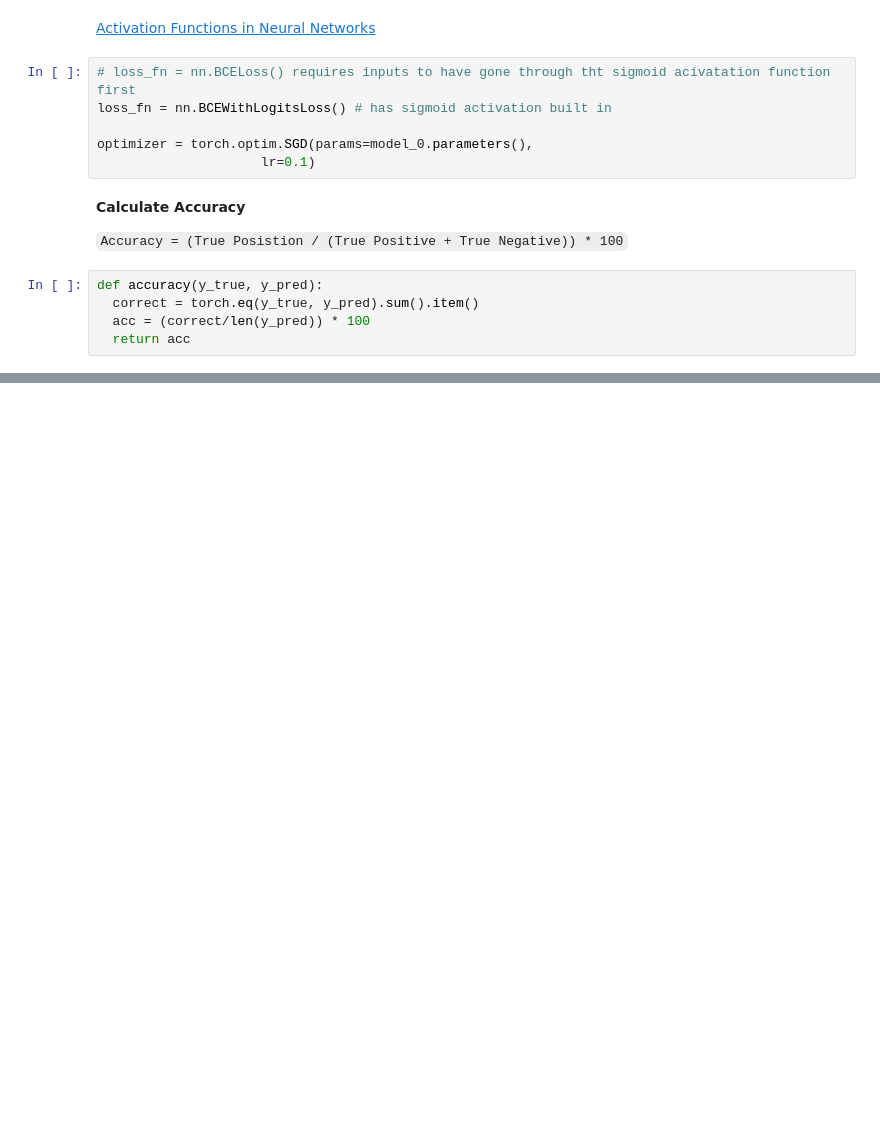
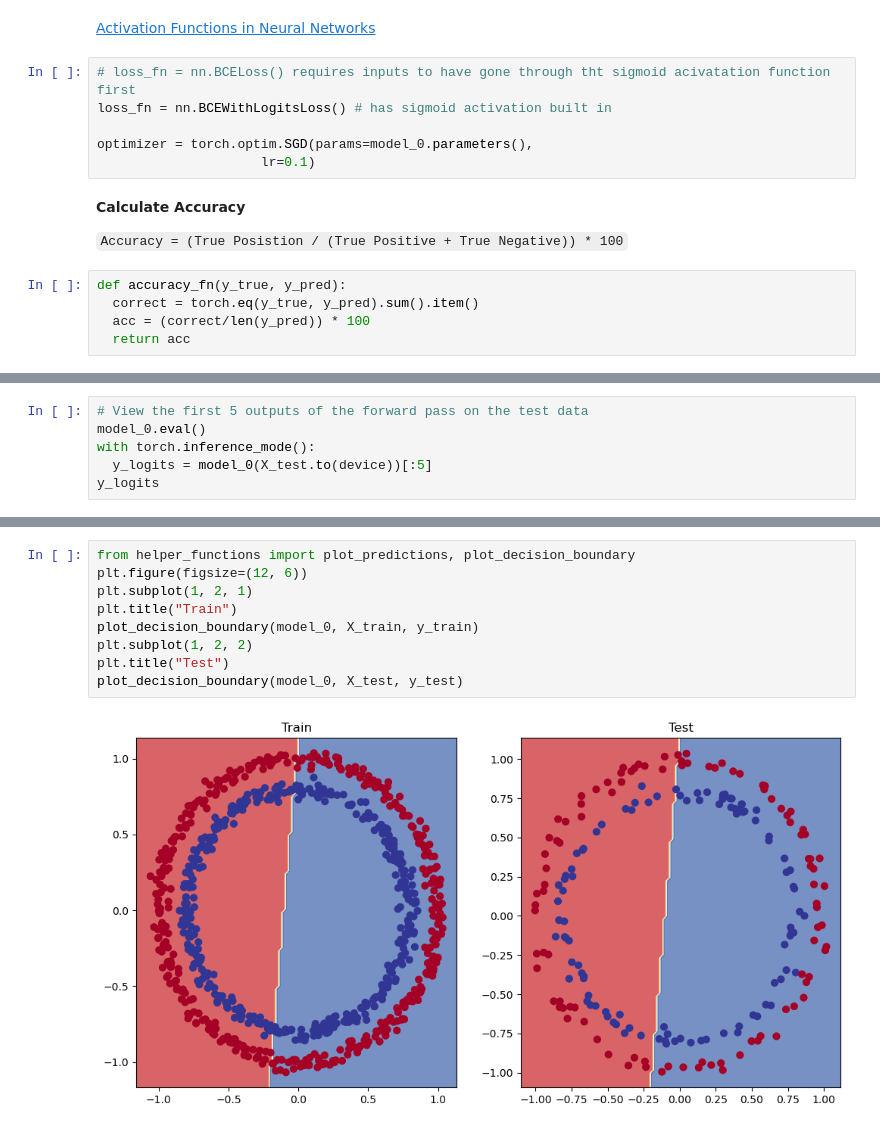
Before and after one commit to biscotty666/Python-Pytorch, a Jupyter notebook: pytorch/my_02_python_classifications.ipynb, the cells around one changed output, grey strips where cells are left out. Cells and saved outputs as stored; diff of their text form; blank space fills up the shorter version.

```diff
--- a/pytorch/my_02_python_classifications.ipynb
+++ b/pytorch/my_02_python_classifications.ipynb
@@ -540,7 +541,7 @@ optimizer = torch.optim.SGD(params=model_0.parameters(),
 
 `Accuracy = (True Posistion / (True Positive + True Negative)) * 100`
 # %%
-def accuracy(y_true, y_pred):
+def accuracy_fn(y_true, y_pred):
   correct = torch.eq(y_true, y_pred).sum().item()
   acc = (correct/len(y_pred)) * 100
   return acc
@@ -546,0 +565,6 @@ def accuracy(y_true, y_pred):
+# %%
+# View the first 5 outputs of the forward pass on the test data
+model_0.eval()
+with torch.inference_mode():
+  y_logits = model_0(X_test.to(device))[:5]
+y_logits
@@ -546,0 +686,11 @@ def accuracy(y_true, y_pred):
+# %%
+from helper_functions import plot_predictions, plot_decision_boundary
+plt.figure(figsize=(12, 6))
+plt.subplot(1, 2, 1)
+plt.title("Train")
+plot_decision_boundary(model_0, X_train, y_train)
+plt.subplot(1, 2, 2)
+plt.title("Test")
+plot_decision_boundary(model_0, X_test, y_test)
+# %% [output]
+[figure, added]
```
Also changed, not shown: parts of 77 cells of this notebook, 3 other files.
